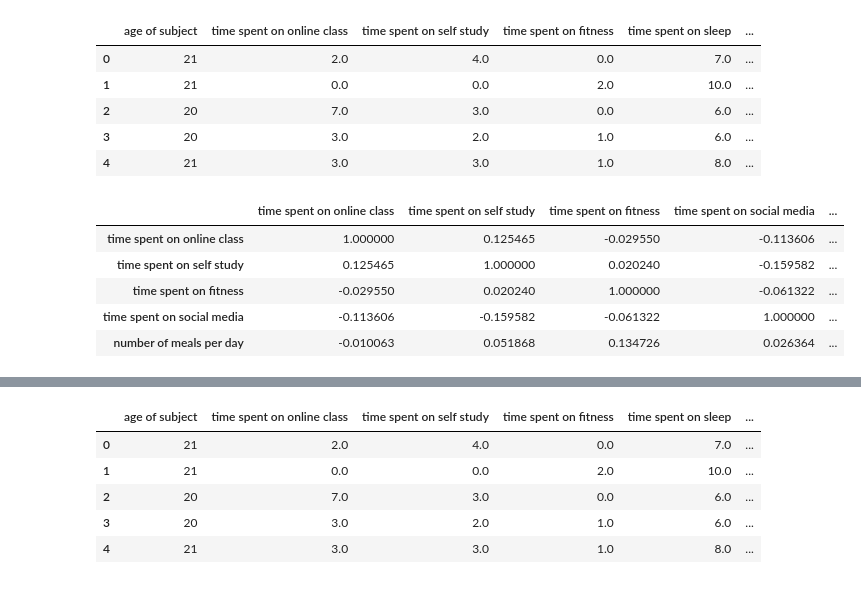
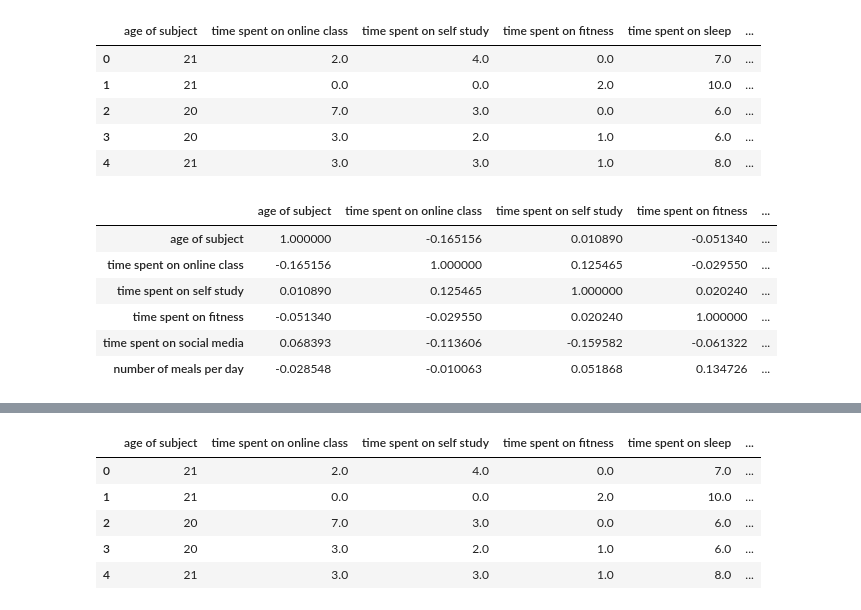
Before and after one commit to laurenwisniewski/DS-3001-Project, a Jupyter notebook: DS_3001_Project.ipynb, the cells around one changed output, grey strips where cells are left out. Cells and saved outputs as stored; diff of their text form; code cells hidden in the pictures.

```diff
--- a/DS_3001_Project.ipynb
+++ b/DS_3001_Project.ipynb
@@ -19,17 +19,18 @@ data.head()
 | 3 | 20 | 3.0 | 2.0 | 1.0 | 6.0 | ... |
 | 4 | 21 | 3.0 | 3.0 | 1.0 | 8.0 | ... |
 # %%
-X_health = data.loc[:, ['time spent on online class', 'time spent on self study', 'time spent on fitness',
+X_health = data.loc[:, ['age of subject', 'time spent on online class', 'time spent on self study', 'time spent on fitness',
                            'time spent on social media', 'number of meals per day'] ]
 X_health.dropna()
 X_health.corr()
 # %% [output]
-|  | time spent on online class | time spent on self study | time spent on fitness | time spent on social media | ... |
-| time spent on online class | 1.000000 | 0.125465 | -0.029550 | -0.113606 | ... |
-| time spent on self study | 0.125465 | 1.000000 | 0.020240 | -0.159582 | ... |
-| time spent on fitness | -0.029550 | 0.020240 | 1.000000 | -0.061322 | ... |
-| time spent on social media | -0.113606 | -0.159582 | -0.061322 | 1.000000 | ... |
-| number of meals per day | -0.010063 | 0.051868 | 0.134726 | 0.026364 | ... |
+|  | age of subject | time spent on online class | time spent on self study | time spent on fitness | ... |
+| age of subject | 1.000000 | -0.165156 | 0.010890 | -0.051340 | ... |
+| time spent on online class | -0.165156 | 1.000000 | 0.125465 | -0.029550 | ... |
+| time spent on self study | 0.010890 | 0.125465 | 1.000000 | 0.020240 | ... |
+| time spent on fitness | -0.051340 | -0.029550 | 0.020240 | 1.000000 | ... |
+| time spent on social media | 0.068393 | -0.113606 | -0.159582 | -0.061322 | ... |
+| number of meals per day | -0.028548 | -0.010063 | 0.051868 | 0.134726 | ... |
 # %%
 ## A PCA Decomposition of Housing Variables:
 
```
Also changed, not shown: parts of 3 cells of this notebook.
